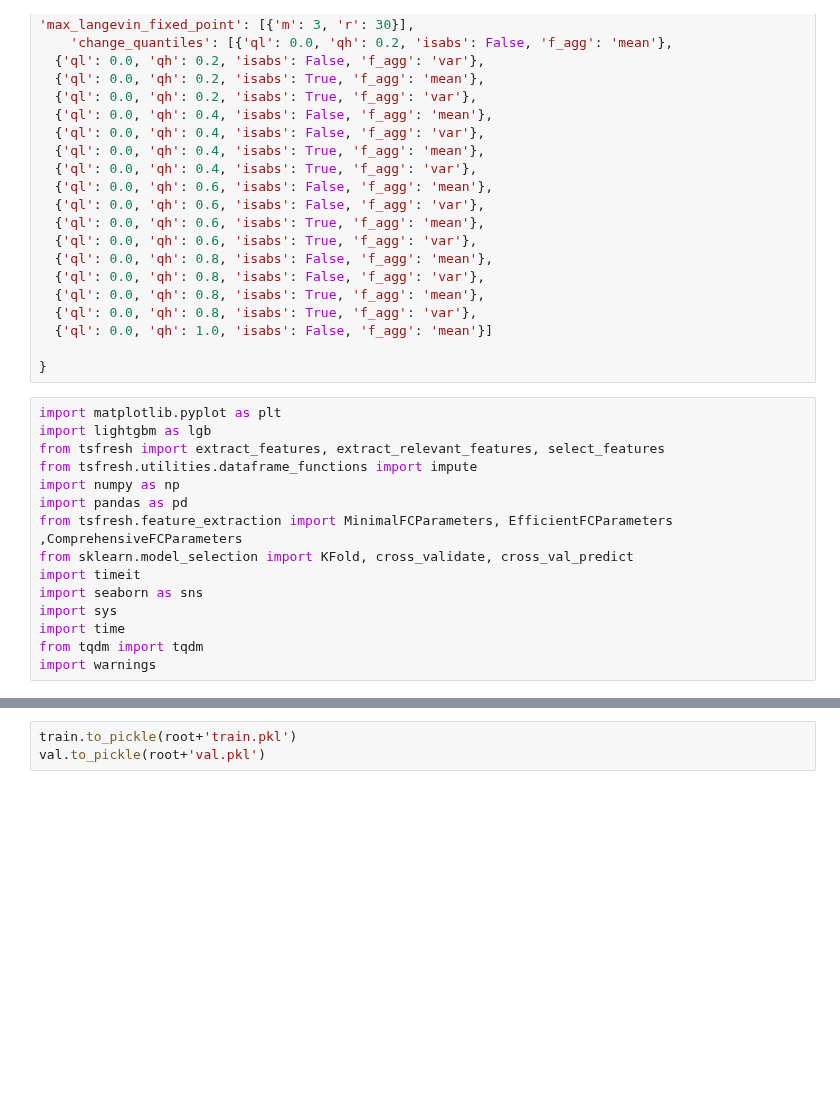
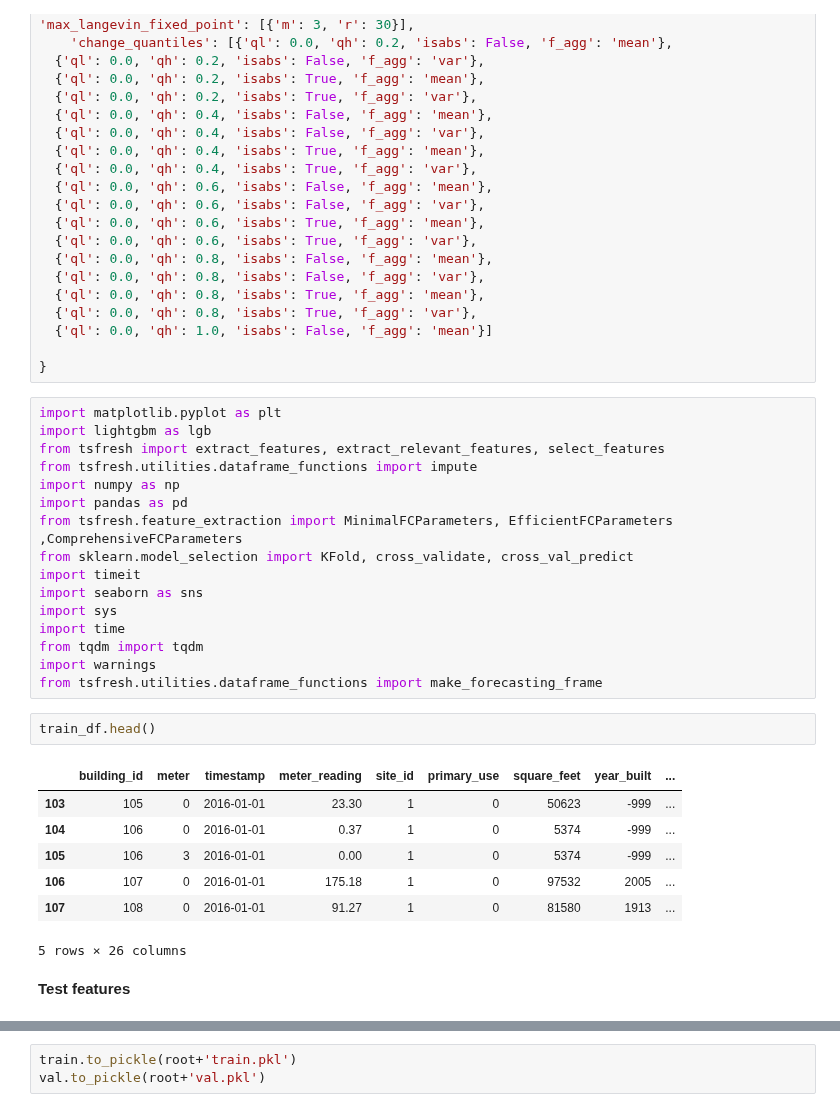
Before and after one commit to Saphirox/energy-consumption-prediction, a Jupyter notebook: energy.feature_eng.python.1.0.ipynb, the cells around one changed output, grey strips where cells are left out. Cells and saved outputs as stored; diff of their text form; blank space fills up the shorter version.

```diff
--- a/energy.feature_eng.python.1.0.ipynb
+++ b/energy.feature_eng.python.1.0.ipynb
@@ -429,4 +347,17 @@ import sys
 import time
 from tqdm import tqdm
 import warnings
+from tsfresh.utilities.dataframe_functions import make_forecasting_frame
+# %%
+train_df.head()
+# %% [output]
+|  | building_id | meter | timestamp | meter_reading | site_id | primary_use | square_feet | year_built | ... |
+| 103 | 105 | 0 | 2016-01-01 | 23.30 | 1 | 0 | 50623 | -999 | ... |
+| 104 | 106 | 0 | 2016-01-01 | 0.37 | 1 | 0 | 5374 | -999 | ... |
+| 105 | 106 | 3 | 2016-01-01 | 0.00 | 1 | 0 | 5374 | -999 | ... |
+| 106 | 107 | 0 | 2016-01-01 | 175.18 | 1 | 0 | 97532 | 2005 | ... |
+| 107 | 108 | 0 | 2016-01-01 | 91.27 | 1 | 0 | 81580 | 1913 | ... |
+5 rows × 26 columns
+# %% [markdown]
+**Test features**
 # %%
```
Also changed, not shown: parts of 21 cells of this notebook.
